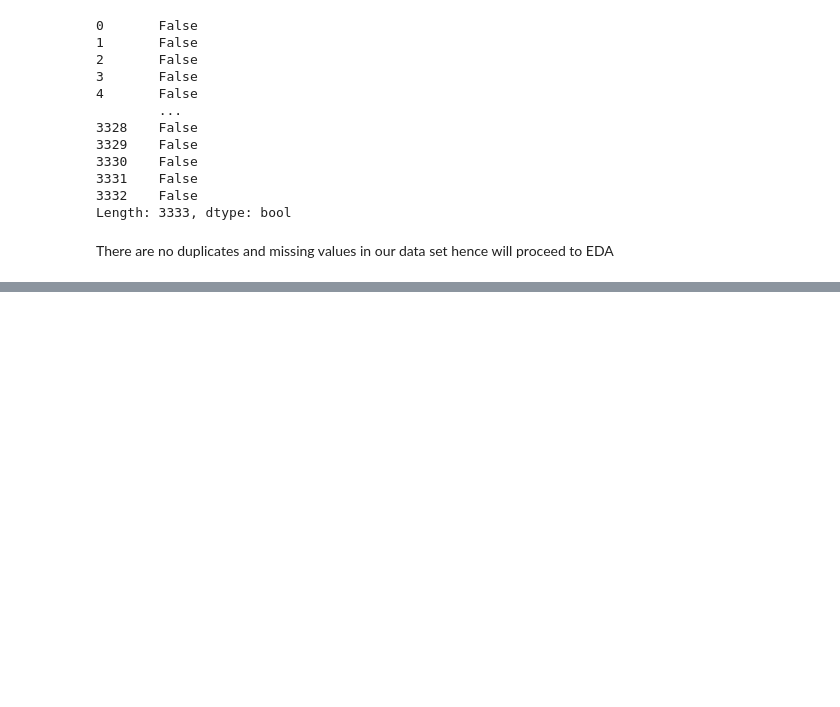
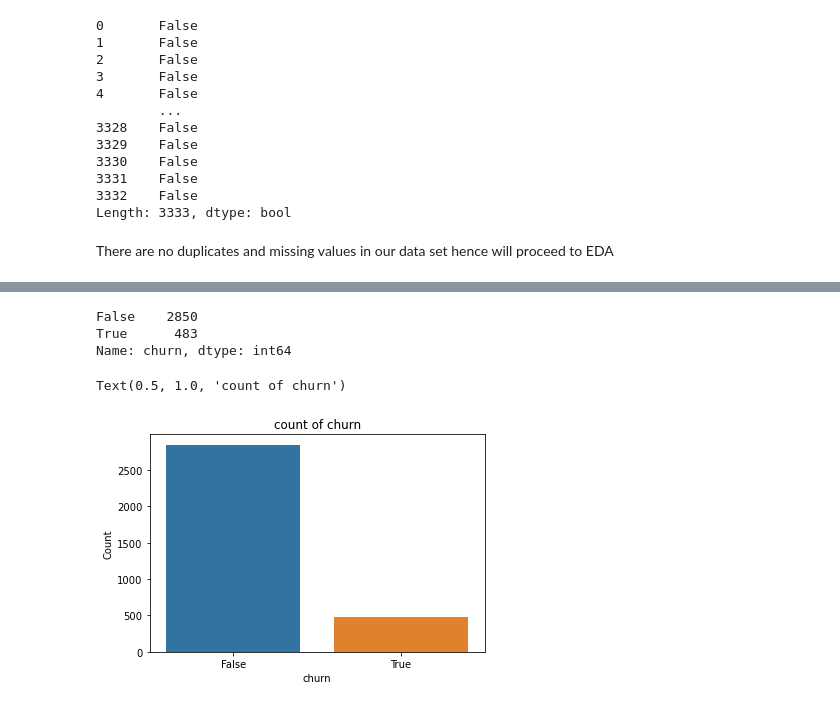
Before and after one commit to Firdosamohamed/dsc_phase3_project_, a Jupyter notebook: customer_churn_analysis.ipynb, the cells around one changed output, grey strips where cells are left out. Drawn from its saved outputs; the diff is of its cells as text; code cells hidden in the pictures; blank space fills up the shorter version.

```diff
--- a/customer_churn_analysis.ipynb
+++ b/customer_churn_analysis.ipynb
@@ -136,0 +184,12 @@ There are no duplicates and missing values in our data set hence will proceed to
+# %%
+print(df.churn.value_counts())
+sns.countplot(data=df, x='churn');
+plt.xlabel('churn')
+plt.ylabel('Count')
+plt.title('count of churn')
+# %% [output]
+False    2850
+True      483
+Name: churn, dtype: int64
+Text(0.5, 1.0, 'count of churn')
+[figure, added]
```
Also changed, not shown: parts of 13 cells of this notebook.
